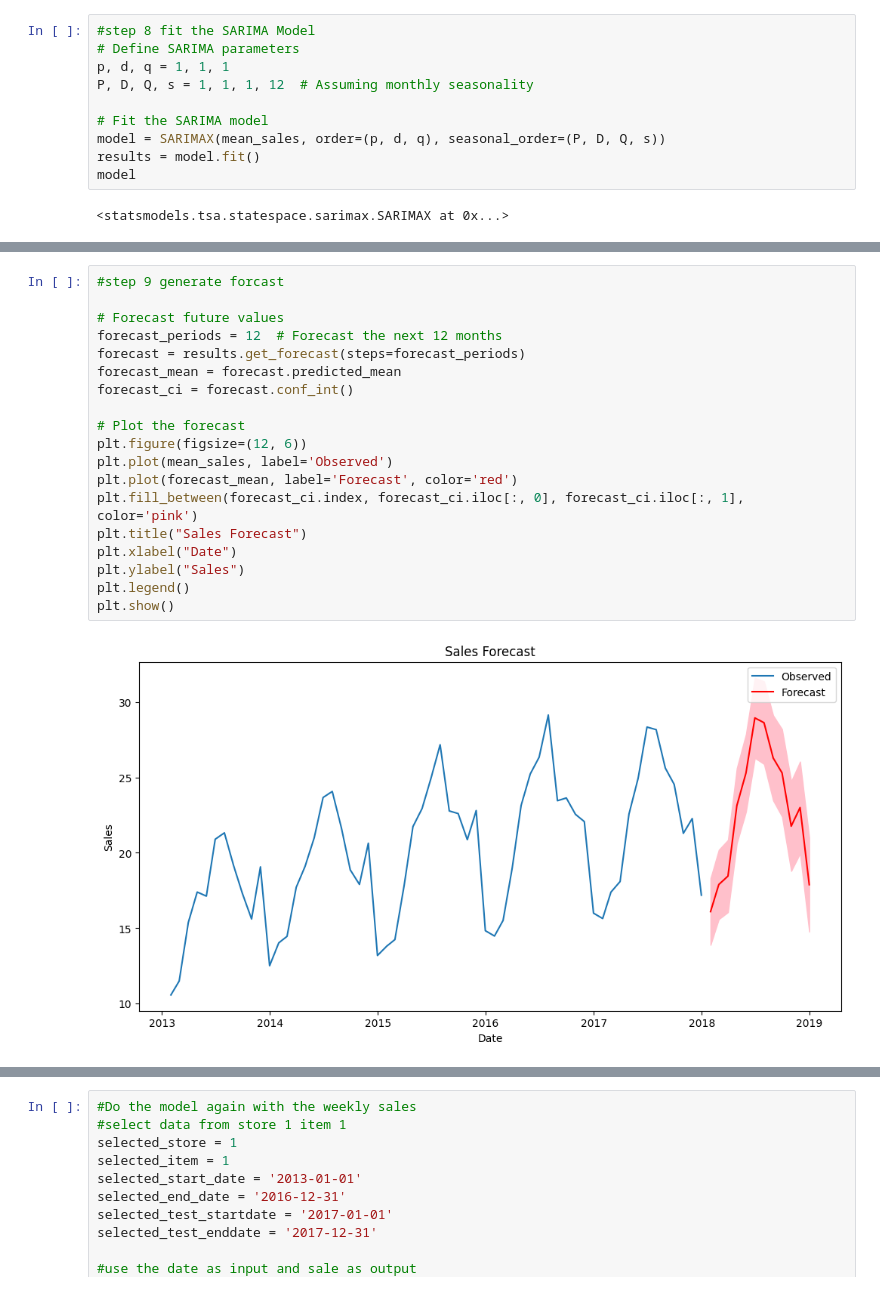
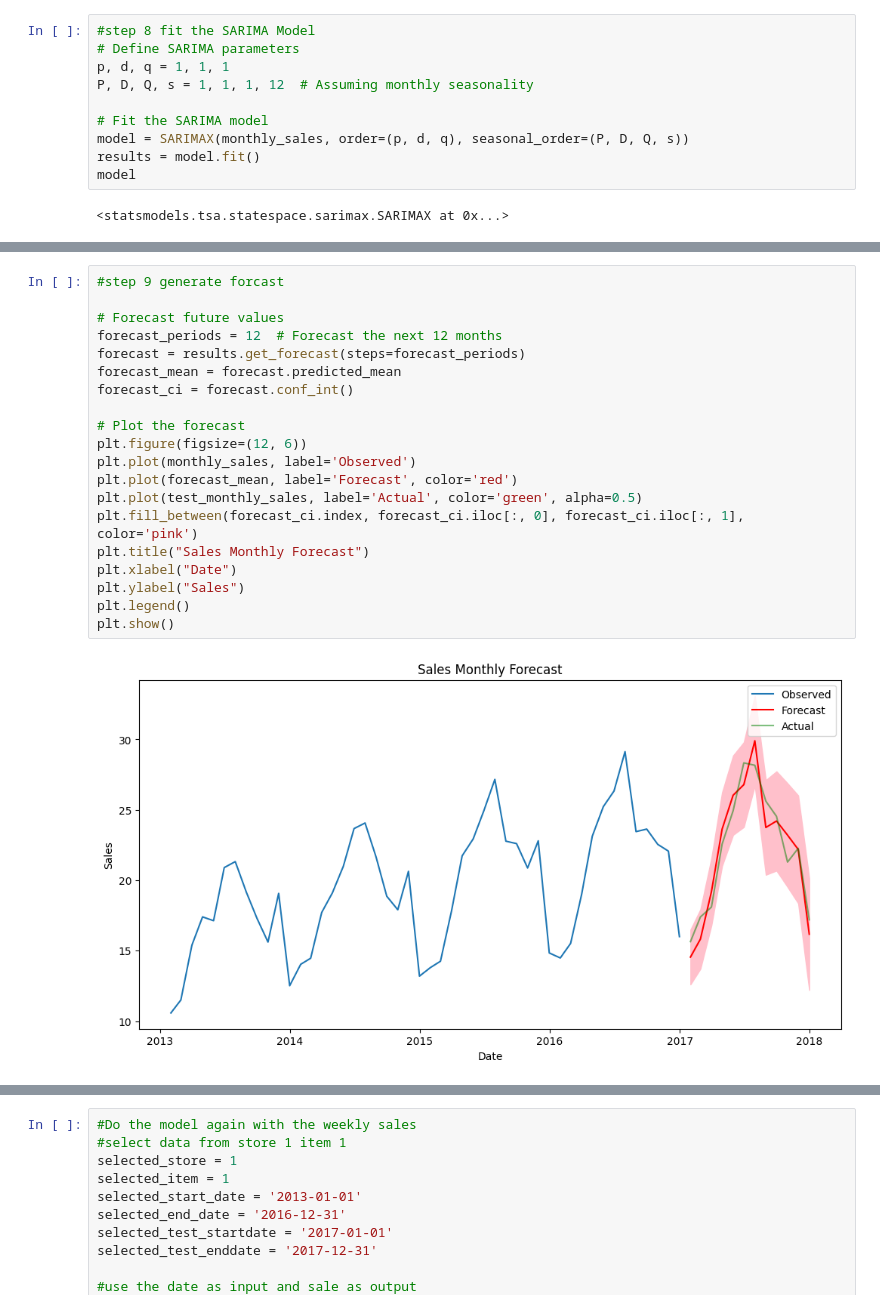
Before and after one commit to Th-Three/datascience_projects, a Jupyter notebook: python project/Store Item Demand Forecasting: Time Series Analysis/[Thanaphop]Time_series_sales_prediction.ipynb, the cells around one changed output, grey strips where cells are left out. Drawn from its saved outputs; the diff is of its cells as text.

```diff
--- a/python project/Store Item Demand Forecasting: Time Series Analysis/[Thanaphop]Time_series_sales_prediction.ipynb
+++ b/python project/Store Item Demand Forecasting: Time Series Analysis/[Thanaphop]Time_series_sales_prediction.ipynb
@@ -422,7 +674,7 @@ p, d, q = 1, 1, 1
 P, D, Q, s = 1, 1, 1, 12  # Assuming monthly seasonality
 
 # Fit the SARIMA model
-model = SARIMAX(mean_sales, order=(p, d, q), seasonal_order=(P, D, Q, s))
+model = SARIMAX(monthly_sales, order=(p, d, q), seasonal_order=(P, D, Q, s))
 results = model.fit()
 model
 # %% [output]
@@ -451,22 +703,23 @@ Warnings:
 # %%
 #step 9 generate forcast
 
 # Forecast future values
 forecast_periods = 12  # Forecast the next 12 months
 forecast = results.get_forecast(steps=forecast_periods)
 forecast_mean = forecast.predicted_mean
 forecast_ci = forecast.conf_int()
 
 # Plot the forecast
 plt.figure(figsize=(12, 6))
-plt.plot(mean_sales, label='Observed')
+plt.plot(monthly_sales, label='Observed')
 plt.plot(forecast_mean, label='Forecast', color='red')
+plt.plot(test_monthly_sales, label='Actual', color='green', alpha=0.5)
 plt.fill_between(forecast_ci.index, forecast_ci.iloc[:, 0], forecast_ci.iloc[:, 1], color='pink')
-plt.title("Sales Forecast")
+plt.title("Sales Monthly Forecast")
 plt.xlabel("Date")
 plt.ylabel("Sales")
 plt.legend()
 plt.show()
 # %% [output]
-[figure, old version]
+[figure, new version]
 # %%
```
Also changed, not shown: parts of 41 cells of this notebook.
